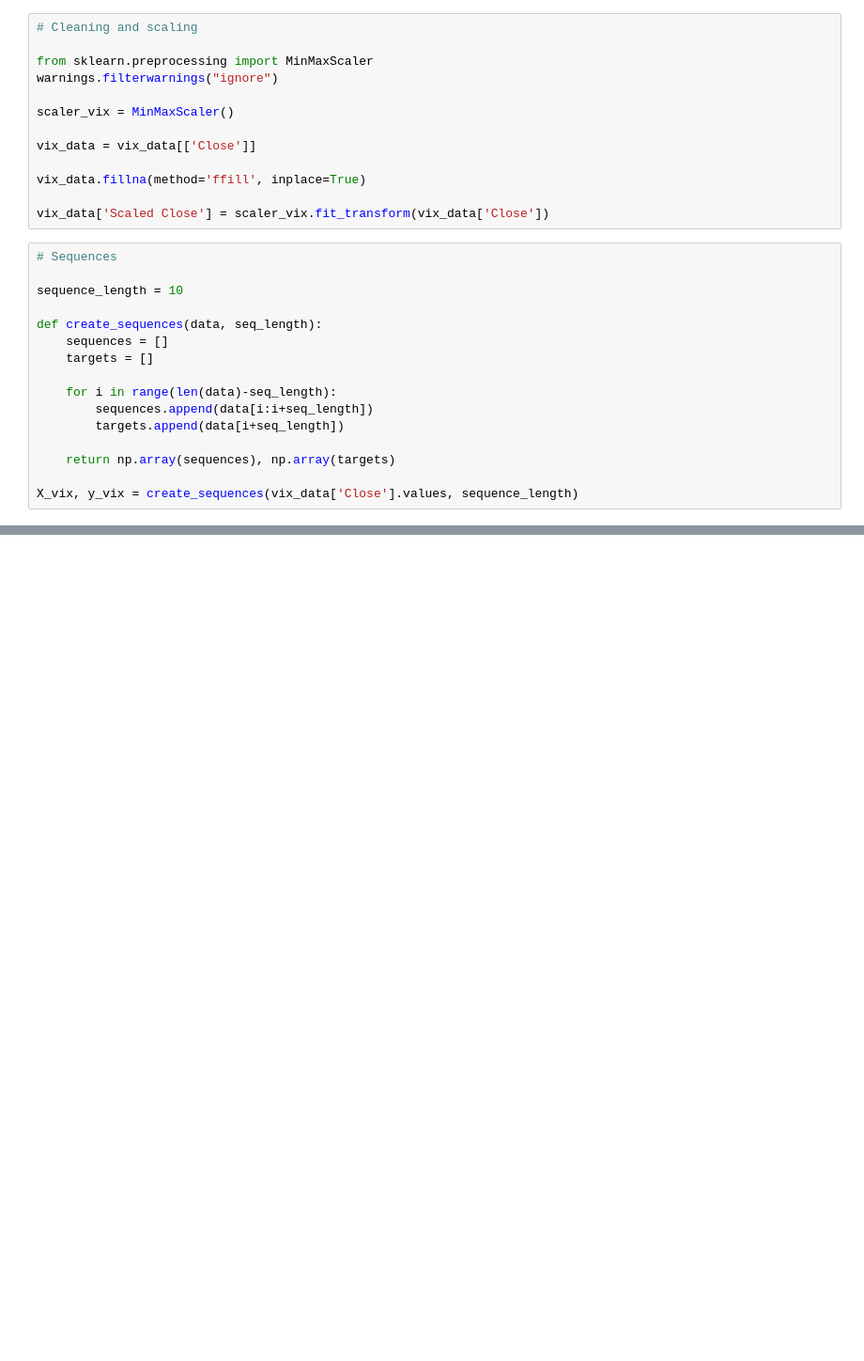
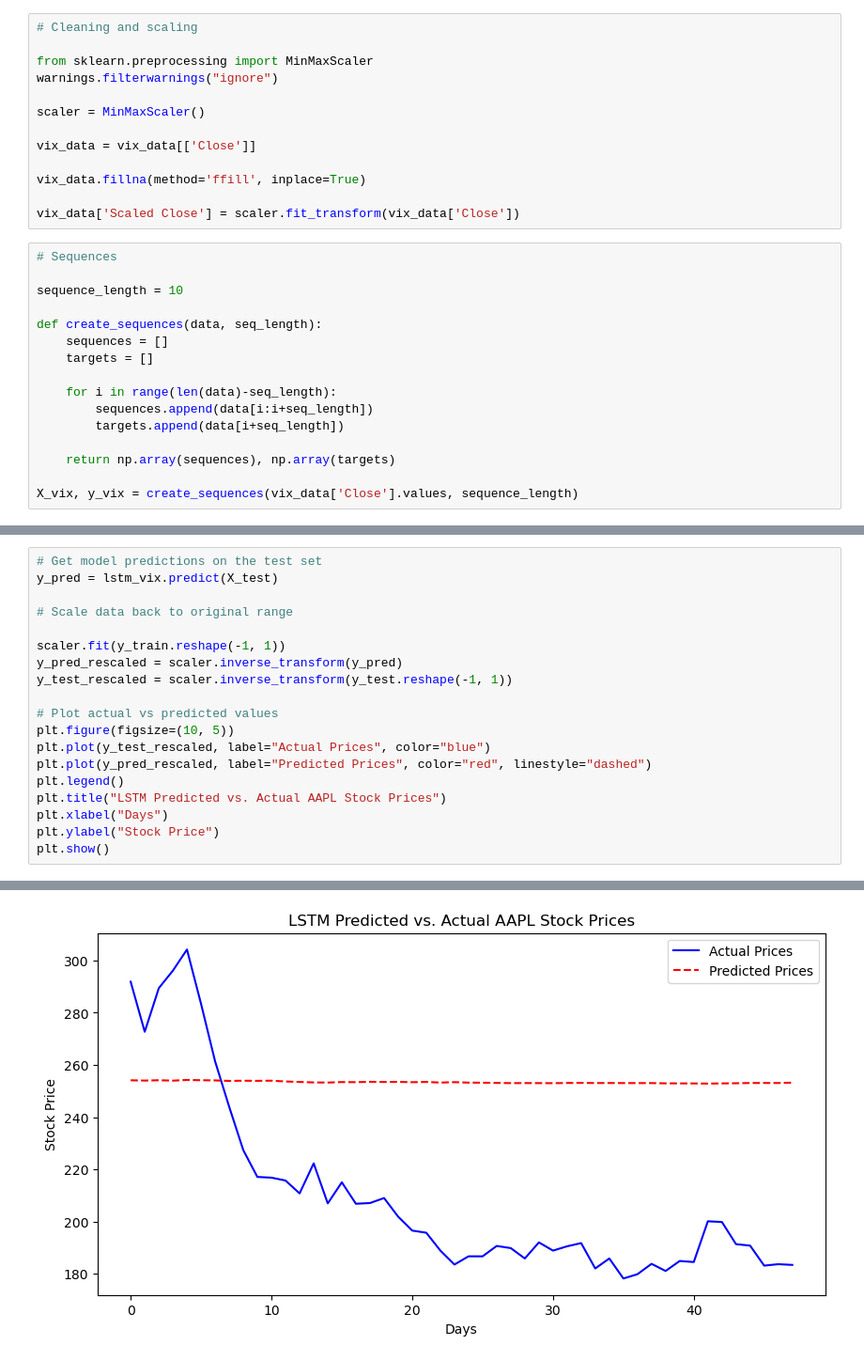
Before and after one commit to FbStatsQuant/Deep-Learning-for-Quantitative-Finance, a Jupyter notebook: VIX.ipynb, the cells around one changed output, grey strips where cells are left out. Shown at 94% size. Drawn from its saved outputs; the diff is of its cells as text; blank space fills up the shorter version.

```diff
--- a/VIX.ipynb
+++ b/VIX.ipynb
@@ -27,13 +38,13 @@ vix_data.head()
 from sklearn.preprocessing import MinMaxScaler
 warnings.filterwarnings("ignore")
 
-scaler_vix = MinMaxScaler()
+scaler = MinMaxScaler()
 
 vix_data = vix_data[['Close']]
 
 vix_data.fillna(method='ffill', inplace=True)
 
-vix_data['Scaled Close'] = scaler_vix.fit_transform(vix_data['Close'])
+vix_data['Scaled Close'] = scaler.fit_transform(vix_data['Close'])
 # %%
 # Sequences
 
@@ -52,0 +152,20 @@ X_vix, y_vix = create_sequences(vix_data['Close'].values, sequence_length)
+# %%
+# Get model predictions on the test set
+y_pred = lstm_vix.predict(X_test)
+
+# Scale data back to original range
+
+scaler.fit(y_train.reshape(-1, 1))
+y_pred_rescaled = scaler.inverse_transform(y_pred)
+y_test_rescaled = scaler.inverse_transform(y_test.reshape(-1, 1))
+
+# Plot actual vs predicted values
+plt.figure(figsize=(10, 5))
+plt.plot(y_test_rescaled, label="Actual Prices", color="blue")
+plt.plot(y_pred_rescaled, label="Predicted Prices", color="red", linestyle="dashed")
+plt.legend()
+plt.title("LSTM Predicted vs. Actual AAPL Stock Prices")
+plt.xlabel("Days")
+plt.ylabel("Stock Price")
+plt.show()
+# %% [output]
@@ -52,0 +173 @@ X_vix, y_vix = create_sequences(vix_data['Close'].values, sequence_length)
+[figure, added]
```
Also changed, not shown: parts of 7 cells of this notebook.
